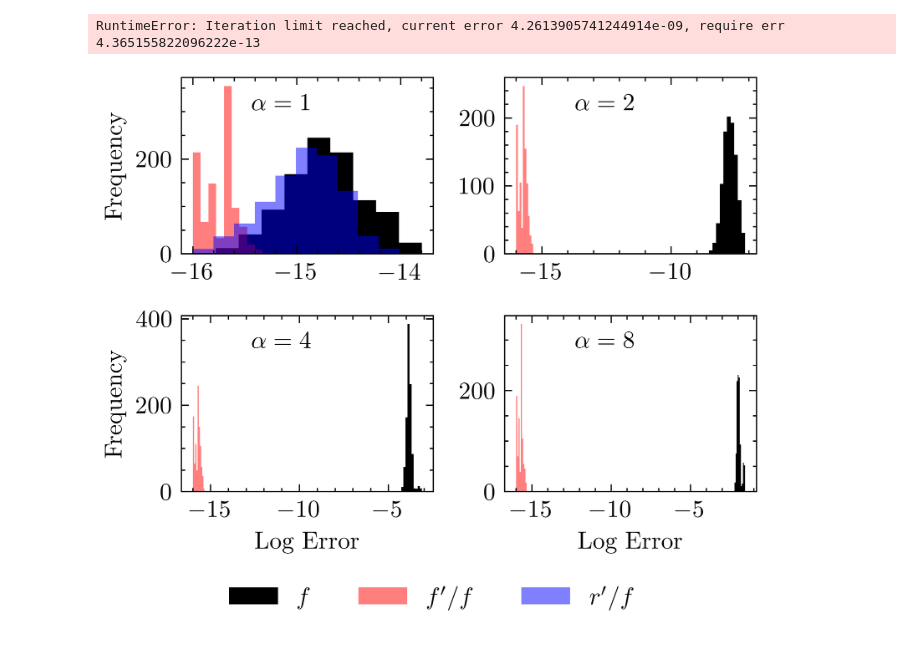
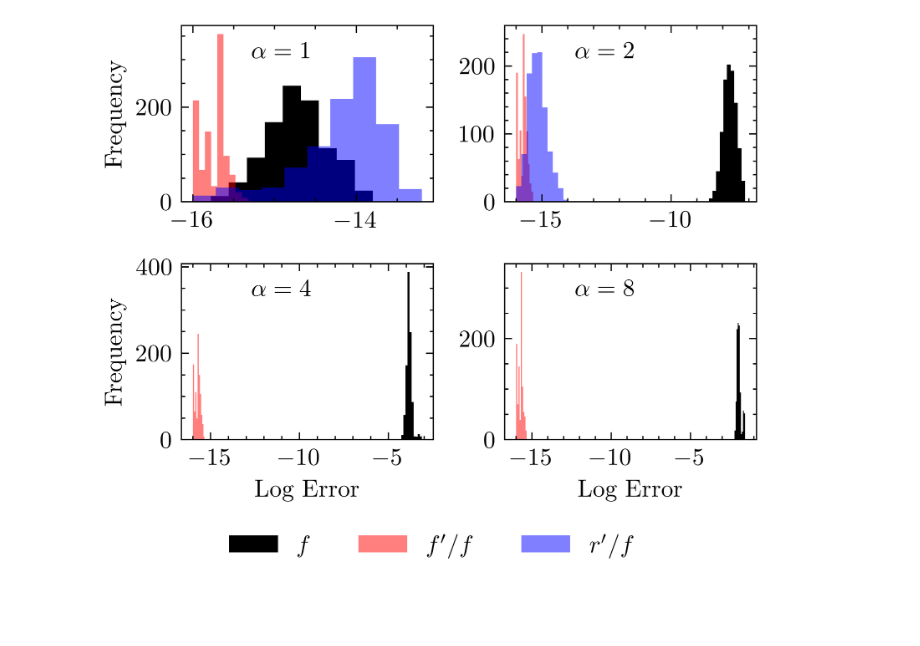
Before and after one commit to j-bowhay/skzeros, a Jupyter notebook: paper/log_deriv_zero_finding_accuracy.ipynb, the cells around one changed output. Cells and saved outputs as stored; diff of their text form; code cells hidden in the pictures; blank space fills up the shorter version.

Commit message:
more plotting

```diff
--- a/paper/log_deriv_zero_finding_accuracy.ipynb
+++ b/paper/log_deriv_zero_finding_accuracy.ipynb
@@ -9,7 +9,6 @@ from skzeros._domain import Rectangle
 plt.style.use("style.mplstyle")
 # %%
 d = Rectangle(0, complex(1, 1))
-d2 = Rectangle(complex(-1e-6, -1e-6), complex(1 + 1e-6, 1 + 1e-6))
 
 rng = np.random.default_rng(123456)
 f_zero_error = []
@@ -32,10 +31,9 @@ for order in orders:
             return (order * (z - zero) ** (order - 1) + (z - zero) ** order) * np.exp(z)
 
         res_f = AAA(f, d)
-        res_f2 = AAA(f, d2)
 
-        def r_z(z, res_f2=res_f2):
-            return derivative(*res_f2, z)
+        def r_z(z, res_f=res_f):
+            return derivative(*res_f, z)
 
         res_log_deriv = AAA(lambda z: f_z(z) / f(z), d)
 
@@ -44,8 +42,10 @@ for order in orders:
             np.min(np.abs(poles_residues(*res_log_deriv) - zero))
         )
 
-        if True:  # order == 1:
-            res_log_deriv_AAA = AAA(lambda z: r_z(z) / f(z), d, max_iter=150)
+        if order in [1, 2]:
+            res_log_deriv_AAA = AAA(
+                lambda z: r_z(z) / f(z), d, max_iter=150, rtol=1e-12
+            )
             log_deriv_AAA_zero_error_tmp.append(
                 np.min(np.abs(poles_residues(*res_log_deriv_AAA) - zero))
             )
@@ -53,8 +53,6 @@ for order in orders:
     f_zero_error.append(f_zero_error_tmp)
     log_deriv_zero_error.append(log_deriv_zero_error_tmp)
     log_deriv_AAA_zero_error.append(log_deriv_AAA_zero_error_tmp)
-# %% [output]
-RuntimeError: Iteration limit reached, current error 4.2613905741244914e-09, require err 4.365155822096222e-13
 # %%
 fig, axs = plt.subplots(nrows=2, ncols=2, figsize=(4, 3), layout="tight")
 for i, (ax, order) in enumerate(zip(axs.ravel(), orders, strict=False)):
@@ -64,36 +62,36 @@ for i, (ax, order) in enumerate(zip(axs.ravel(), orders, strict=False)):
         label=r"$f^\prime/f$",
         alpha=0.5,
     )
-    if i == 0:
+    if i <= 1:
         ax.hist(
             np.log10(np.asarray(log_deriv_AAA_zero_error[i]) + 1e-16),
             label=r"$r^\prime/f$",
             alpha=0.5,
         )
     if i > 1:
         ax.set_xlabel("Log Error")
     if i % 2 == 0:
         ax.set_ylabel("Frequency")
     ax.text(
         0.4,
         0.85,
         rf"$\alpha={order}$",
         horizontalalignment="center",
         verticalalignment="center",
         transform=ax.transAxes,
     )
 handles, labels = axs[0, 0].get_legend_handles_labels()
 fig.legend(
     handles,
     labels,
     loc="upper center",
     bbox_to_anchor=(0.5, 0.03),
     fancybox=True,
     shadow=True,
     ncol=4,
     fontsize=10,
 )
 plt.tight_layout()
 plt.savefig("figures/log_deriv_zero_finding_accuracy.pdf")
 # %% [output]
-[figure, old version]
+[figure, new version]
```
Also changed, not shown: 2 other files.
